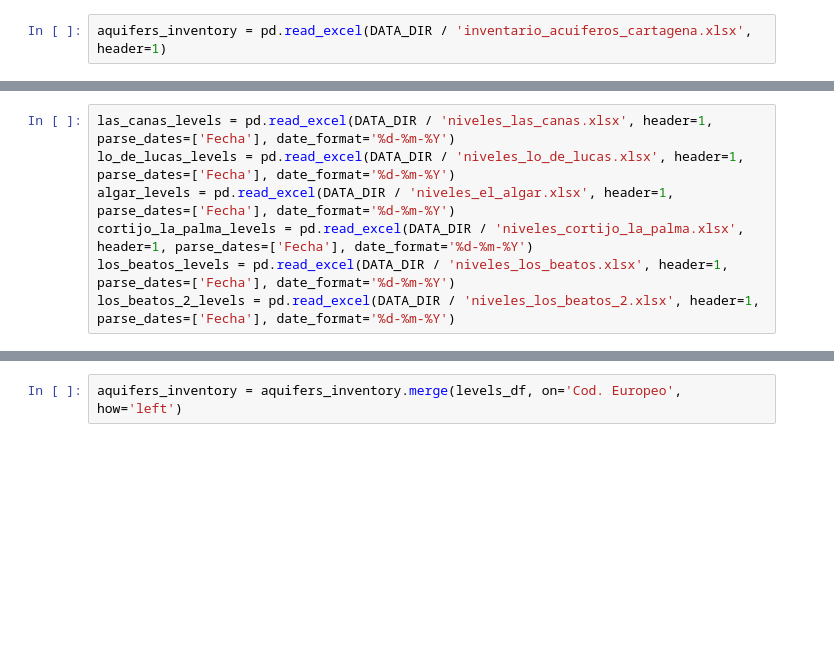
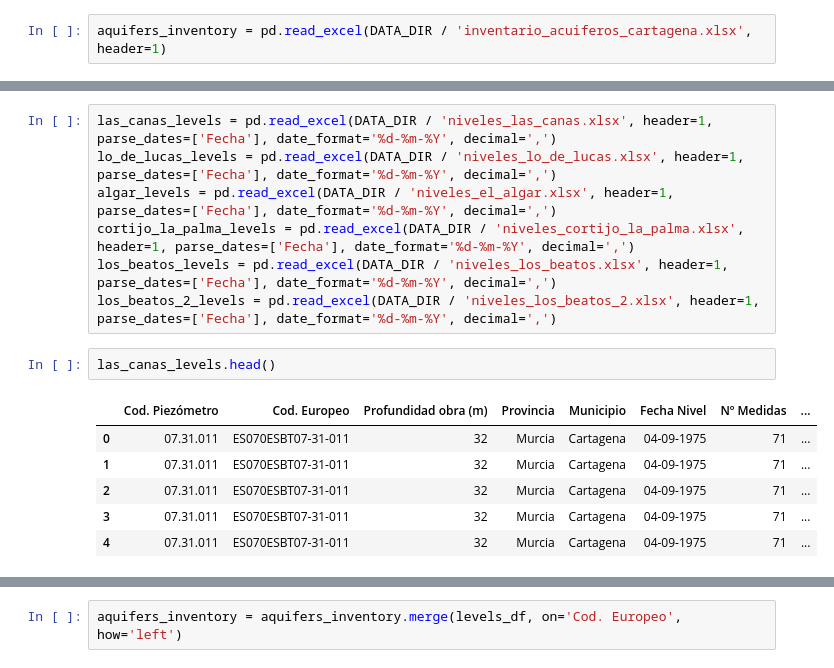
Before and after one commit to mkesslerct/datadive_team4, a Jupyter notebook: session_2_aquifers_in_ct.ipynb, the cells around one changed output, grey strips where cells are left out. Cells and saved outputs as stored; diff of their text form; blank space fills up the shorter version.

```diff
--- a/session_2_aquifers_in_ct.ipynb
+++ b/session_2_aquifers_in_ct.ipynb
@@ -21,12 +21,21 @@ aquifers_inventory
 | 4 | Segura | 07.31.218 | ES070ESBT07-31-218 | El Algar | 25 | CAMPO DE CARTAGENA | ... |
 | 5 | Segura | 07.31.219 | ES070ESBT07-31-219 | Los Beatos II | 24 | CAMPO DE CARTAGENA | ... |
 # %%
-las_canas_levels = pd.read_excel(DATA_DIR / 'niveles_las_canas.xlsx', header=1, parse_dates=['Fecha'], date_format='%d-%m-%Y')
-lo_de_lucas_levels = pd.read_excel(DATA_DIR / 'niveles_lo_de_lucas.xlsx', header=1, parse_dates=['Fecha'], date_format='%d-%m-%Y')
-algar_levels = pd.read_excel(DATA_DIR / 'niveles_el_algar.xlsx', header=1, parse_dates=['Fecha'], date_format='%d-%m-%Y')
-cortijo_la_palma_levels = pd.read_excel(DATA_DIR / 'niveles_cortijo_la_palma.xlsx', header=1, parse_dates=['Fecha'], date_format='%d-%m-%Y')
-los_beatos_levels = pd.read_excel(DATA_DIR / 'niveles_los_beatos.xlsx', header=1, parse_dates=['Fecha'], date_format='%d-%m-%Y')
-los_beatos_2_levels = pd.read_excel(DATA_DIR / 'niveles_los_beatos_2.xlsx', header=1, parse_dates=['Fecha'], date_format='%d-%m-%Y')
+las_canas_levels = pd.read_excel(DATA_DIR / 'niveles_las_canas.xlsx', header=1, parse_dates=['Fecha'], date_format='%d-%m-%Y', decimal=',')
+lo_de_lucas_levels = pd.read_excel(DATA_DIR / 'niveles_lo_de_lucas.xlsx', header=1, parse_dates=['Fecha'], date_format='%d-%m-%Y', decimal=',')
+algar_levels = pd.read_excel(DATA_DIR / 'niveles_el_algar.xlsx', header=1, parse_dates=['Fecha'], date_format='%d-%m-%Y', decimal=',')
+cortijo_la_palma_levels = pd.read_excel(DATA_DIR / 'niveles_cortijo_la_palma.xlsx', header=1, parse_dates=['Fecha'], date_format='%d-%m-%Y', decimal=',')
+los_beatos_levels = pd.read_excel(DATA_DIR / 'niveles_los_beatos.xlsx', header=1, parse_dates=['Fecha'], date_format='%d-%m-%Y', decimal=',')
+los_beatos_2_levels = pd.read_excel(DATA_DIR / 'niveles_los_beatos_2.xlsx', header=1, parse_dates=['Fecha'], date_format='%d-%m-%Y', decimal=',')
+# %%
+las_canas_levels.head()
+# %% [output]
+|  | Cod. Piezómetro | Cod. Europeo | Profundidad obra (m) | Provincia | Municipio | Fecha Nivel | Nº Medidas | ... |
+| 0 | 07.31.011 | ES070ESBT07-31-011 | 32 | Murcia | Cartagena | 04-09-1975 | 71 | ... |
+| 1 | 07.31.011 | ES070ESBT07-31-011 | 32 | Murcia | Cartagena | 04-09-1975 | 71 | ... |
+| 2 | 07.31.011 | ES070ESBT07-31-011 | 32 | Murcia | Cartagena | 04-09-1975 | 71 | ... |
+| 3 | 07.31.011 | ES070ESBT07-31-011 | 32 | Murcia | Cartagena | 04-09-1975 | 71 | ... |
+| 4 | 07.31.011 | ES070ESBT07-31-011 | 32 | Murcia | Cartagena | 04-09-1975 | 71 | ... |
 # %%
 las_canas_levels.info()
 # %% [output]
```
Also changed, not shown: parts of 6 cells of this notebook.
